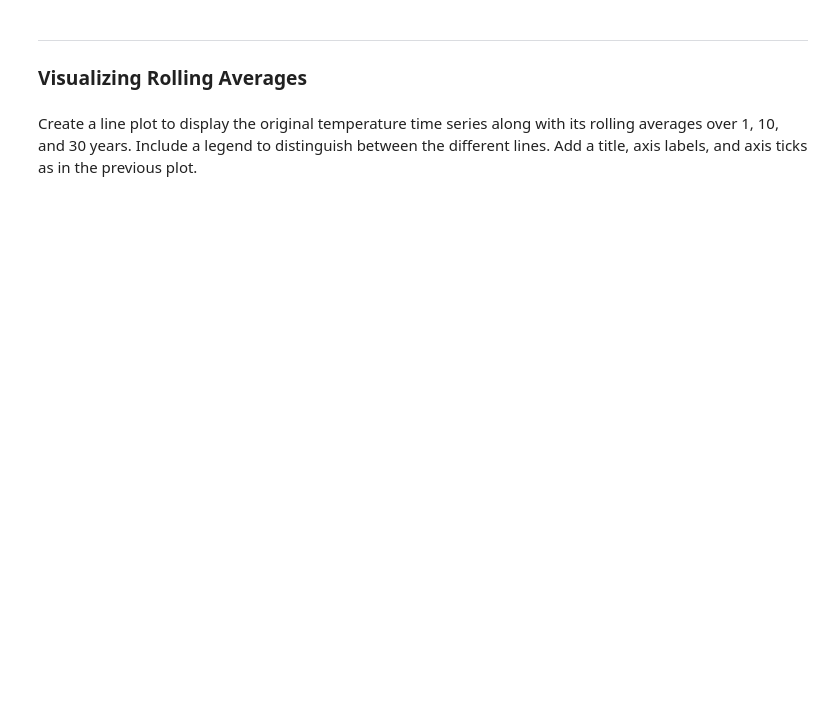
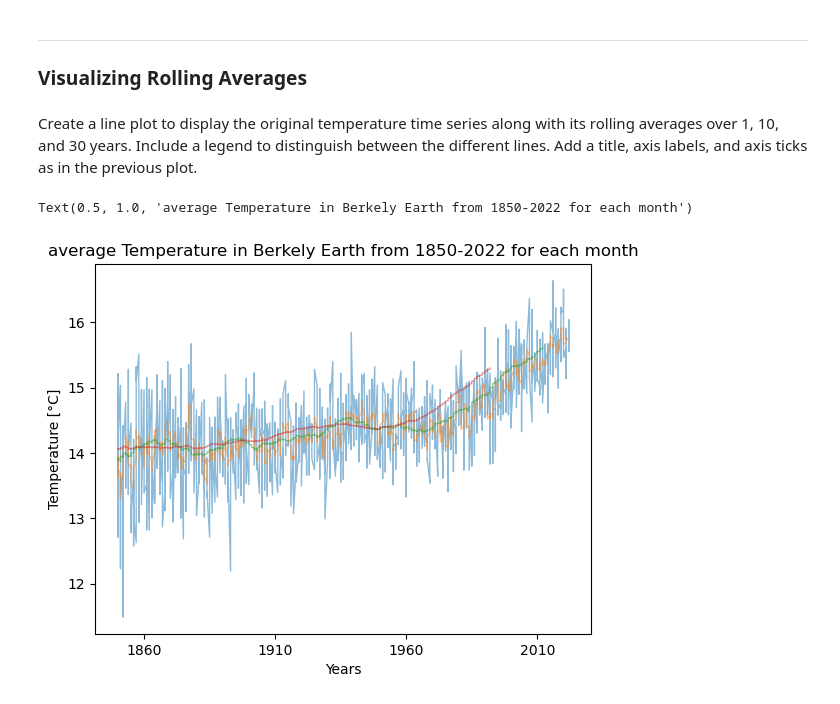
Before and after one commit to 42p4r4gu2/SecondSemester, a Jupyter notebook: PGKI/Assignments/ue10/04_climate.ipynb, the cells around one changed output. Drawn from its saved outputs; the diff is of its cells as text; code cells hidden in the pictures; blank space fills up the shorter version.

```diff
--- a/PGKI/Assignments/ue10/04_climate.ipynb
+++ b/PGKI/Assignments/ue10/04_climate.ipynb
@@ -62,3 +85,22 @@ Create a line plot to display the original temperature time series along with it
+# %%
+# code
+smoothed1 = rolling_average(1, data)
+smoothed10 = rolling_average(10, data)
+smoothed30 = rolling_average(30, data)
+plt.plot(data[:,0], data[:,3], lw=1, alpha=0.5)
+plt.plot(smoothed1[:,0], smoothed1[:,1], lw=1, alpha=0.5)
+plt.title("1")
+plt.plot(smoothed10[:,0], smoothed10[:,1], lw=1, alpha=0.5)
+plt.title("10")
+plt.plot(smoothed30[:,0], smoothed30[:,1], lw=1, alpha=0.5)
+plt.title("30")
+plt.xticks([1860,1910,1960,2010])
+plt.xlabel("Years")
+plt.ylabel("Temperature [°C]")
+plt.title("average Temperature in Berkely Earth from 1850-2022 for each month")
+# %% [output]
+Text(0.5, 1.0, 'average Temperature in Berkely Earth from 1850-2022 for each month')
+[figure, added]
 # %% [markdown]
 ---
 ### Temperature Heatmap
```
Also changed, not shown: parts of 6 cells of this notebook.
